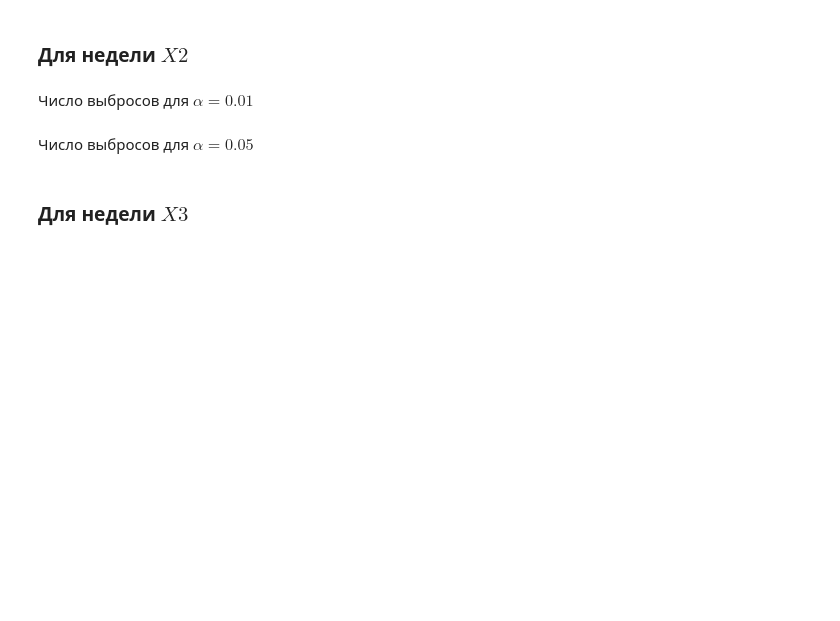
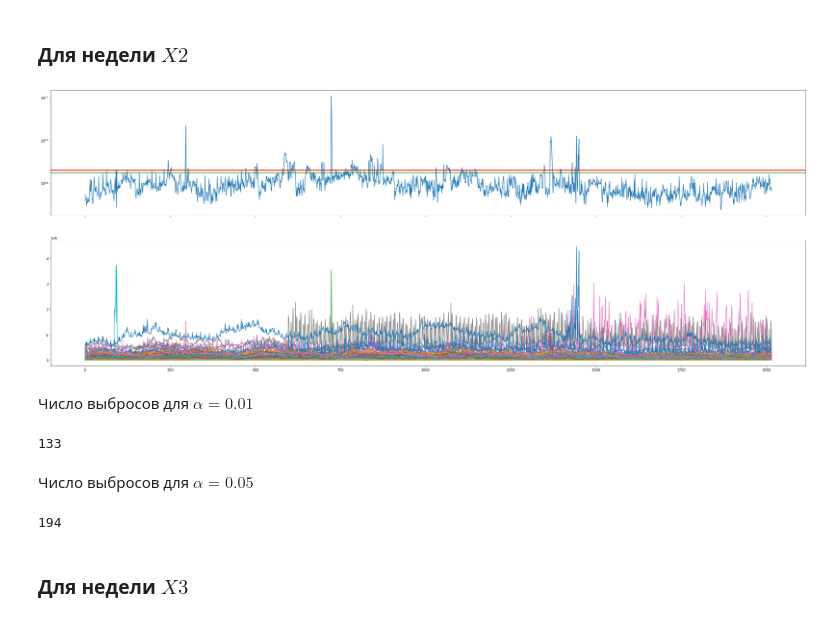
Before and after one commit to ksetdekov/ml_dpo_2021, a Jupyter notebook: hw/hw6/hw06.ipynb, the cells around one changed output. Drawn from its saved outputs; the diff is of its cells as text; code cells hidden in the pictures; blank space fills up the shorter version.

```diff
--- a/hw/hw6/hw06.ipynb
+++ b/hw/hw6/hw06.ipynb
@@ -208,8 +203,8 @@ SyntaxError: ignored
 Зафиксируем число компонет, с которым будем работать:
 # %%
 def broken_stick_pc_number_select(X):
-    X_mean = # your code here
-    U, s, V = # your code here
+    X_mean = np.mean(X, axis=0)
+    U, s, V = np.linalg.svd(X - X_mean, full_matrices=False)
 
     s = s ** 2 / float(np.sum(s ** 2))
     broken_stick = np.array([np.sum(1.0 / np.arange(1, 122)[i:]) for i in range(121)]) / 121.0
@@ -221,5 +233,5 @@ broken_stick_pc_number_select(X2)
 # %% [markdown]
 Выберем сколько будем использовать главных компонент матрицы $X2$. Посмотрим, сколько процентов дисперсии в $X2$ неделе они объясняют:
 # %%
-pc_const = # your code here
+pc_const = sum(broken_stick_pc_number_select(X2))
 np.sum(s[:pc_const] ** 2) / float(np.sum(s ** 2))
@@ -232,3 +242,7 @@ X4_resid = # your code here
+# %%
+X2_resid = residual_matrix(X2,X2_mean, U, pc_const)
+X3_resid = residual_matrix(X3,X2_mean, U, pc_const)
+X4_resid = residual_matrix(X4,X2_mean, U, pc_const)
 # %% [markdown]
 ### Задание 4 [2 балла] <a id="task4"></a>
 Теперь достаточно объявлять тревого для наблюдения с "большим" полученным остатком (ошибкой восстановления). Однако, здесь требуется уточнить, что такое "большим"?
@@ -242,18 +256,18 @@ def q_critical(X, number_pc, alpha):
     w, v = np.linalg.eig(np.cov((X - X_mean).T))
     l = -np.sort(-w)[number_pc:]
 
-    theta_one = # your code here
-    theta_two = # your code here
-    theta_three = # your code here
+    theta_one = sum(l)
+    theta_two = sum(l ** 2)
+    theta_three = sum(l ** 3)
 
-    h = # your code here
+    h = 1- (2 * theta_one * theta_two) / (3 * theta_three ** 2)
 
     if h > 0:
         c_alpha = stats.norm.ppf(1 - alpha)
     else:
         c_alpha = stats.norm.ppf(alpha)
 
-    inside_brackets =  # your code here
+    inside_brackets =  (c_alpha * np.sqrt(2 * theta_two * h ** 2)) / (theta_one) + (theta_two * h * (h - 1)) / (theta_one ** 2) + 1
 
     return theta_one * np.power(inside_brackets, 1/h)
 # %% [markdown]
@@ -279,2 +291,6 @@ def q_plot(X, X_resid, number_pc):
+# %%
+q_plot(X2, X2_resid, 7)
+# %% [output]
+[figure, added]
 # %% [markdown]
 Число выбросов для $\alpha = 0.01$
@@ -283,2 +297,6 @@ def q_plot(X, X_resid, number_pc):
+# %%
+np.sum([q_stat(X2_resid, t) for t in range(2016)] > q_critical(X2, 7, 0.01))
+# %% [output]
+133
 # %% [markdown]
 Число выбросов для $\alpha = 0.05$
@@ -287,2 +303,6 @@ def q_plot(X, X_resid, number_pc):
+# %%
+np.sum([q_stat(X2_resid, t) for t in range(2016)] > q_critical(X2, 7, 0.05))
+# %% [output]
+194
 # %% [markdown]
 ### Для недели $X3$
```
Also changed, not shown: parts of 24 cells of this notebook.
